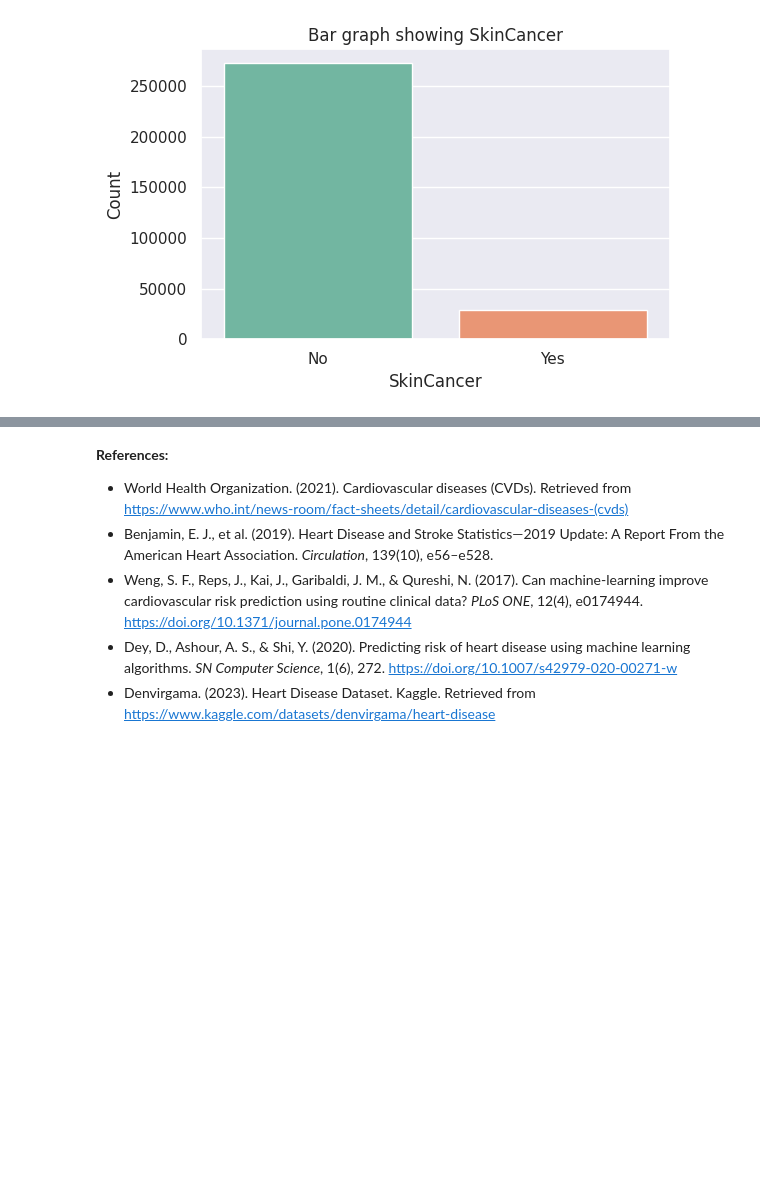
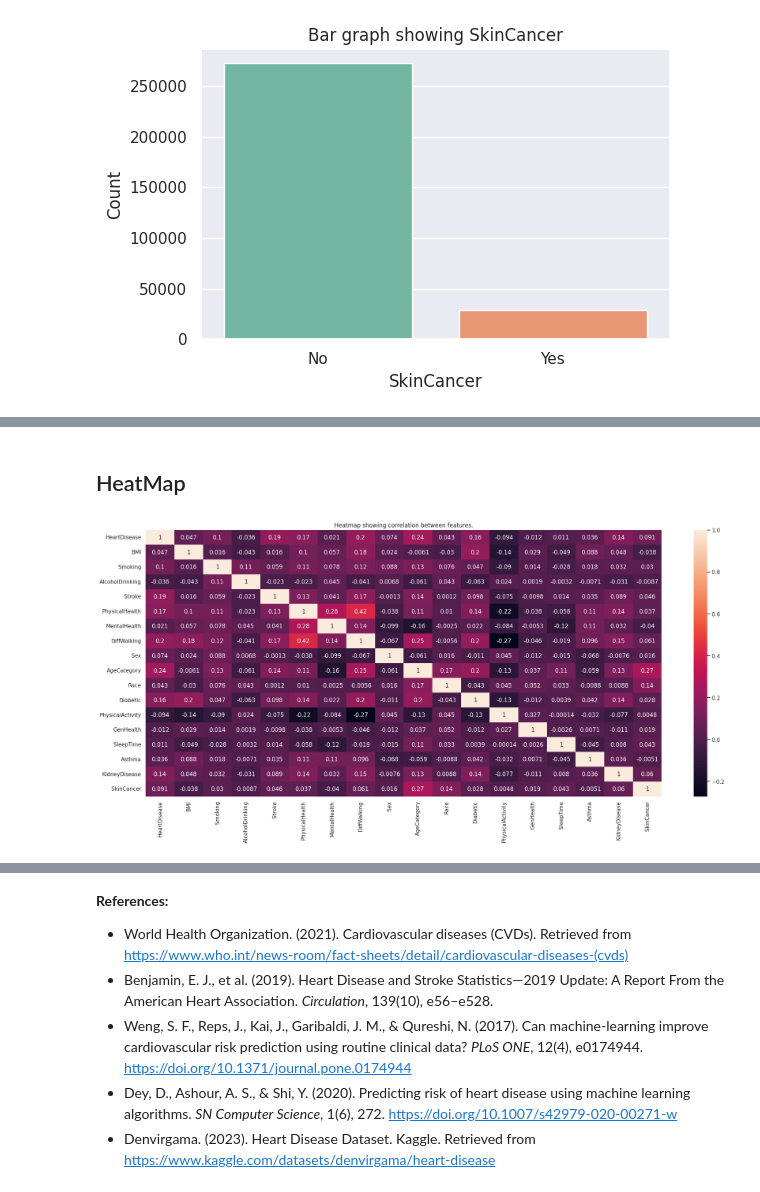
Before and after one commit to MoffatMose/HeartDiseasePredictionModel, a Jupyter notebook: disease-prediction-model.ipynb, the cells around one changed output, grey strips where cells are left out. Cells and saved outputs as stored; diff of their text form; code cells hidden in the pictures; blank space fills up the shorter version.

Commit message:
Kaggle Notebook | Disease Prediction Model | Version 2

```diff
--- a/disease-prediction-model.ipynb
+++ b/disease-prediction-model.ipynb
@@ -133,7 +134,7 @@ model_data.duplicated().sum()
 # %% [markdown]
 i discovered that there are 18078 dyplicate rows in the dataset. Next step is to remove them all.
 # %%
-data = model_data.drop_duplicates()
+data = df.drop_duplicates()
 # %%
 data.shape
 # %% [output]
@@ -283,0 +291,6 @@ Categorical features:
+# %%
+model_data = data.copy()
+# %%
+categorical_features = model_data.select_dtypes(include=['object', 'category']).columns
+categorical_data = model_data[categorical_features]
+categorical_data.head()
@@ -283,0 +304,4 @@ Categorical features:
+# %%
+label = LabelEncoder()
+for x in categorical_data:
+    model_data[x]=label.fit_transform(model_data[x])
@@ -283,0 +324,9 @@ Categorical features:
+# %% [markdown]
+## HeatMap
+# %%
+plt.figure(figsize=(24,10))
+sns.heatmap(model_data.corr(), annot=True)
+plt.title("Heatmap showing correlation between features.")
+plt.show()
+# %% [output]
+[figure, added]
```
Also changed, not shown: parts of 37 cells of this notebook.
